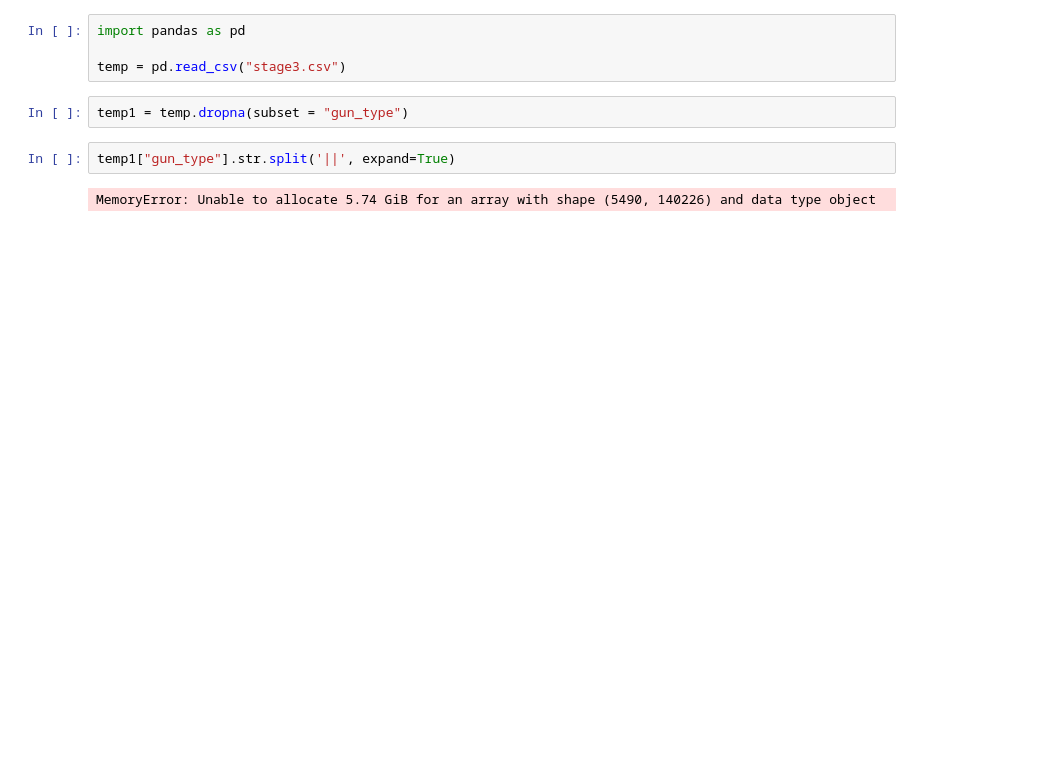
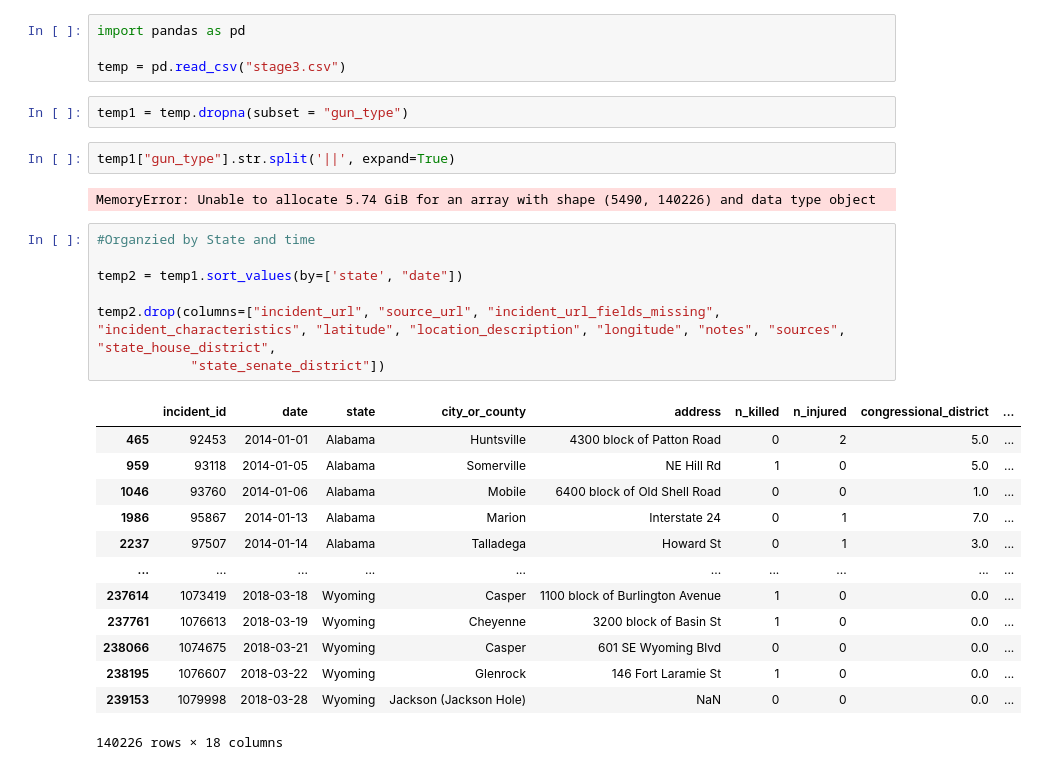
Before and after one commit to TeresaV2015/Mass-Shootings, a Jupyter notebook: Project-Gun.ipynb, the cells around one changed output. Saved outputs shown, nothing was run; the diff lists cells and outputs as text; blank space fills up the shorter version.

```diff
--- a/Project-Gun.ipynb
+++ b/Project-Gun.ipynb
@@ -8,4 +8,25 @@ temp1 = temp.dropna(subset = "gun_type")
 temp1["gun_type"].str.split('||', expand=True)
 # %% [output]
 MemoryError: Unable to allocate 5.74 GiB for an array with shape (5490, 140226) and data type object
+# %%
+#Organzied by State and time
+
+temp2 = temp1.sort_values(by=['state', "date"])
+
+temp2.drop(columns=["incident_url", "source_url", "incident_url_fields_missing", "incident_characteristics", "latitude", "location_description", "longitude", "notes", "sources", "state_house_district",
+            "state_senate_district"])
+# %% [output]
+|  | incident_id | date | state | city_or_county | address | n_killed | n_injured | congressional_district | ... |
+| 465 | 92453 | 2014-01-01 | Alabama | Huntsville | 4300 block of Patton Road | 0 | 2 | 5.0 | ... |
+| 959 | 93118 | 2014-01-05 | Alabama | Somerville | NE Hill Rd | 1 | 0 | 5.0 | ... |
+| 1046 | 93760 | 2014-01-06 | Alabama | Mobile | 6400 block of Old Shell Road | 0 | 0 | 1.0 | ... |
+| 1986 | 95867 | 2014-01-13 | Alabama | Marion | Interstate 24 | 0 | 1 | 7.0 | ... |
+| 2237 | 97507 | 2014-01-14 | Alabama | Talladega | Howard St | 0 | 1 | 3.0 | ... |
+| ... | ... | ... | ... | ... | ... | ... | ... | ... | ... |
+| 237614 | 1073419 | 2018-03-18 | Wyoming | Casper | 1100 block of Burlington Avenue | 1 | 0 | 0.0 | ... |
+| 237761 | 1076613 | 2018-03-19 | Wyoming | Cheyenne | 3200 block of Basin St | 1 | 0 | 0.0 | ... |
+| 238066 | 1074675 | 2018-03-21 | Wyoming | Casper | 601 SE Wyoming Blvd | 0 | 0 | 0.0 | ... |
+| 238195 | 1076607 | 2018-03-22 | Wyoming | Glenrock | 146 Fort Laramie St | 1 | 0 | 0.0 | ... |
+| 239153 | 1079998 | 2018-03-28 | Wyoming | Jackson (Jackson Hole) | NaN | 0 | 0 | 0.0 | ... |
+140226 rows × 18 columns
 # %%
```
Also changed, not shown: parts of 1 cell of this notebook.
